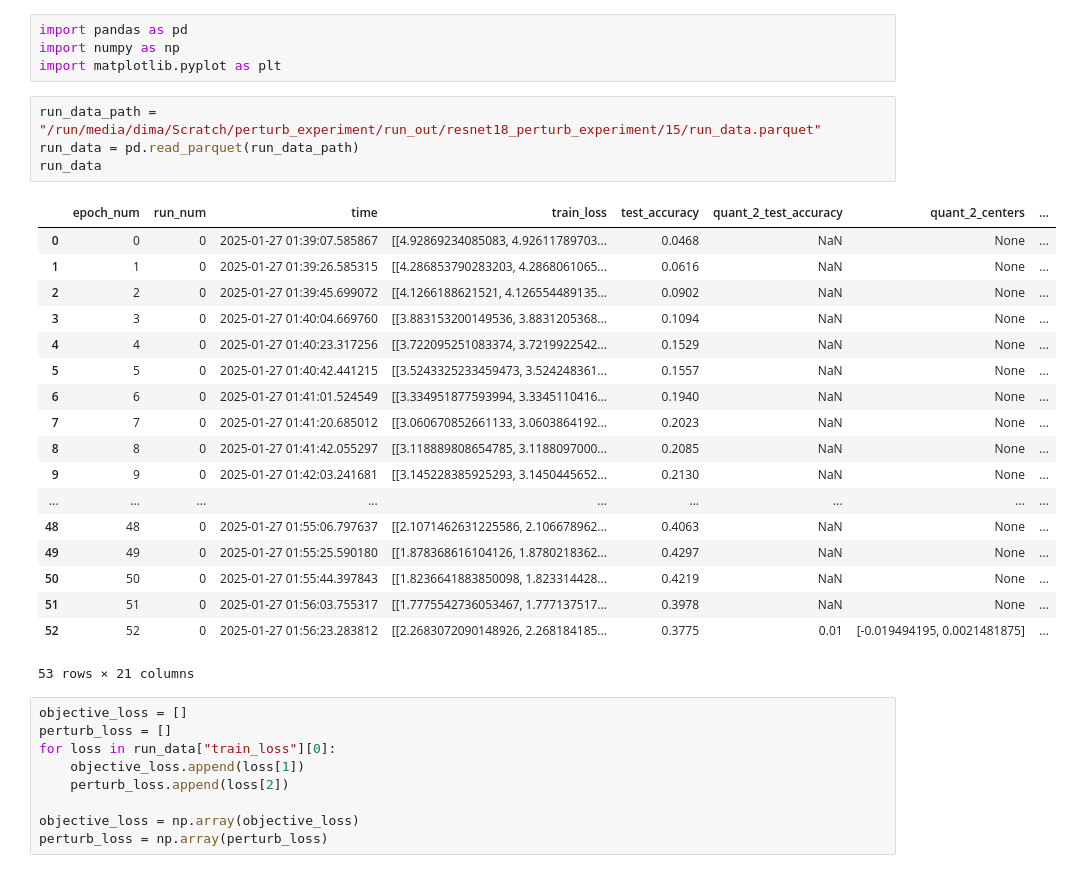
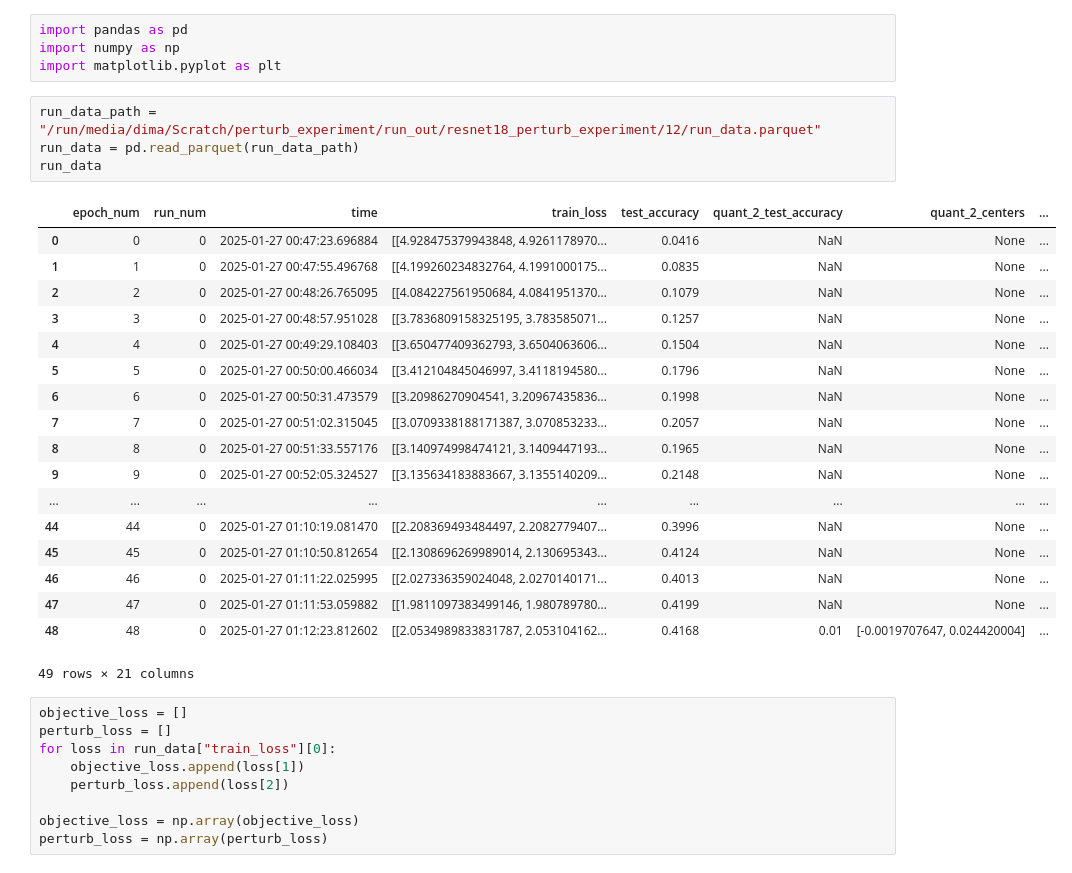
Before and after one commit to dmitrijbozhkov/NNCompression, a Jupyter notebook: interactive/loss_amount.ipynb, the cells around one changed output. Drawn from its saved outputs; the diff is of its cells as text.

```diff
--- a/interactive/loss_amount.ipynb
+++ b/interactive/loss_amount.ipynb
@@ -3,28 +3,28 @@ import pandas as pd
 import numpy as np
 import matplotlib.pyplot as plt
 # %%
-run_data_path = "/run/media/dima/Scratch/perturb_experiment/run_out/resnet18_perturb_experiment/15/run_data.parquet"
+run_data_path = "/run/media/dima/Scratch/perturb_experiment/run_out/resnet18_perturb_experiment/12/run_data.parquet"
 run_data = pd.read_parquet(run_data_path)
 run_data
 # %% [output]
 |  | epoch_num | run_num | time | train_loss | test_accuracy | quant_2_test_accuracy | quant_2_centers | ... |
-| 0 | 0 | 0 | 2025-01-27 01:39:07.585867 | [[4.92869234085083, 4.92611789703... | 0.0468 | NaN | None | ... |
-| 1 | 1 | 0 | 2025-01-27 01:39:26.585315 | [[4.286853790283203, 4.2868061065... | 0.0616 | NaN | None | ... |
-| 2 | 2 | 0 | 2025-01-27 01:39:45.699072 | [[4.1266188621521, 4.126554489135... | 0.0902 | NaN | None | ... |
-| 3 | 3 | 0 | 2025-01-27 01:40:04.669760 | [[3.883153200149536, 3.8831205368... | 0.1094 | NaN | None | ... |
-| 4 | 4 | 0 | 2025-01-27 01:40:23.317256 | [[3.722095251083374, 3.7219922542... | 0.1529 | NaN | None | ... |
-| 5 | 5 | 0 | 2025-01-27 01:40:42.441215 | [[3.5243325233459473, 3.524248361... | 0.1557 | NaN | None | ... |
-| 6 | 6 | 0 | 2025-01-27 01:41:01.524549 | [[3.334951877593994, 3.3345110416... | 0.1940 | NaN | None | ... |
-| 7 | 7 | 0 | 2025-01-27 01:41:20.685012 | [[3.060670852661133, 3.0603864192... | 0.2023 | NaN | None | ... |
-| 8 | 8 | 0 | 2025-01-27 01:41:42.055297 | [[3.118889808654785, 3.1188097000... | 0.2085 | NaN | None | ... |
-| 9 | 9 | 0 | 2025-01-27 01:42:03.241681 | [[3.145228385925293, 3.1450445652... | 0.2130 | NaN | None | ... |
+| 0 | 0 | 0 | 2025-01-27 00:47:23.696884 | [[4.928475379943848, 4.9261178970... | 0.0416 | NaN | None | ... |
+| 1 | 1 | 0 | 2025-01-27 00:47:55.496768 | [[4.199260234832764, 4.1991000175... | 0.0835 | NaN | None | ... |
+| 2 | 2 | 0 | 2025-01-27 00:48:26.765095 | [[4.084227561950684, 4.0841951370... | 0.1079 | NaN | None | ... |
+| 3 | 3 | 0 | 2025-01-27 00:48:57.951028 | [[3.7836809158325195, 3.783585071... | 0.1257 | NaN | None | ... |
+| 4 | 4 | 0 | 2025-01-27 00:49:29.108403 | [[3.650477409362793, 3.6504063606... | 0.1504 | NaN | None | ... |
+| 5 | 5 | 0 | 2025-01-27 00:50:00.466034 | [[3.412104845046997, 3.4118194580... | 0.1796 | NaN | None | ... |
+| 6 | 6 | 0 | 2025-01-27 00:50:31.473579 | [[3.20986270904541, 3.20967435836... | 0.1998 | NaN | None | ... |
+| 7 | 7 | 0 | 2025-01-27 00:51:02.315045 | [[3.0709338188171387, 3.070853233... | 0.2057 | NaN | None | ... |
+| 8 | 8 | 0 | 2025-01-27 00:51:33.557176 | [[3.140974998474121, 3.1409447193... | 0.1965 | NaN | None | ... |
+| 9 | 9 | 0 | 2025-01-27 00:52:05.324527 | [[3.135634183883667, 3.1355140209... | 0.2148 | NaN | None | ... |
 | ... | ... | ... | ... | ... | ... | ... | ... | ... |
-| 48 | 48 | 0 | 2025-01-27 01:55:06.797637 | [[2.1071462631225586, 2.106678962... | 0.4063 | NaN | None | ... |
-| 49 | 49 | 0 | 2025-01-27 01:55:25.590180 | [[1.878368616104126, 1.8780218362... | 0.4297 | NaN | None | ... |
-| 50 | 50 | 0 | 2025-01-27 01:55:44.397843 | [[1.8236641883850098, 1.823314428... | 0.4219 | NaN | None | ... |
-| 51 | 51 | 0 | 2025-01-27 01:56:03.755317 | [[1.7775542736053467, 1.777137517... | 0.3978 | NaN | None | ... |
-| 52 | 52 | 0 | 2025-01-27 01:56:23.283812 | [[2.2683072090148926, 2.268184185... | 0.3775 | 0.01 | [-0.019494195, 0.0021481875] | ... |
+| 44 | 44 | 0 | 2025-01-27 01:10:19.081470 | [[2.208369493484497, 2.2082779407... | 0.3996 | NaN | None | ... |
+| 45 | 45 | 0 | 2025-01-27 01:10:50.812654 | [[2.1308696269989014, 2.130695343... | 0.4124 | NaN | None | ... |
+| 46 | 46 | 0 | 2025-01-27 01:11:22.025995 | [[2.027336359024048, 2.0270140171... | 0.4013 | NaN | None | ... |
+| 47 | 47 | 0 | 2025-01-27 01:11:53.059882 | [[1.9811097383499146, 1.980789780... | 0.4199 | NaN | None | ... |
+| 48 | 48 | 0 | 2025-01-27 01:12:23.812602 | [[2.0534989833831787, 2.053104162... | 0.4168 | 0.01 | [-0.0019707647, 0.024420004] | ... |
-53 rows × 21 columns
+49 rows × 21 columns
 # %%
 objective_loss = []
 perturb_loss = []
```
Also changed, not shown: parts of 6 cells of this notebook, 21 other files.
